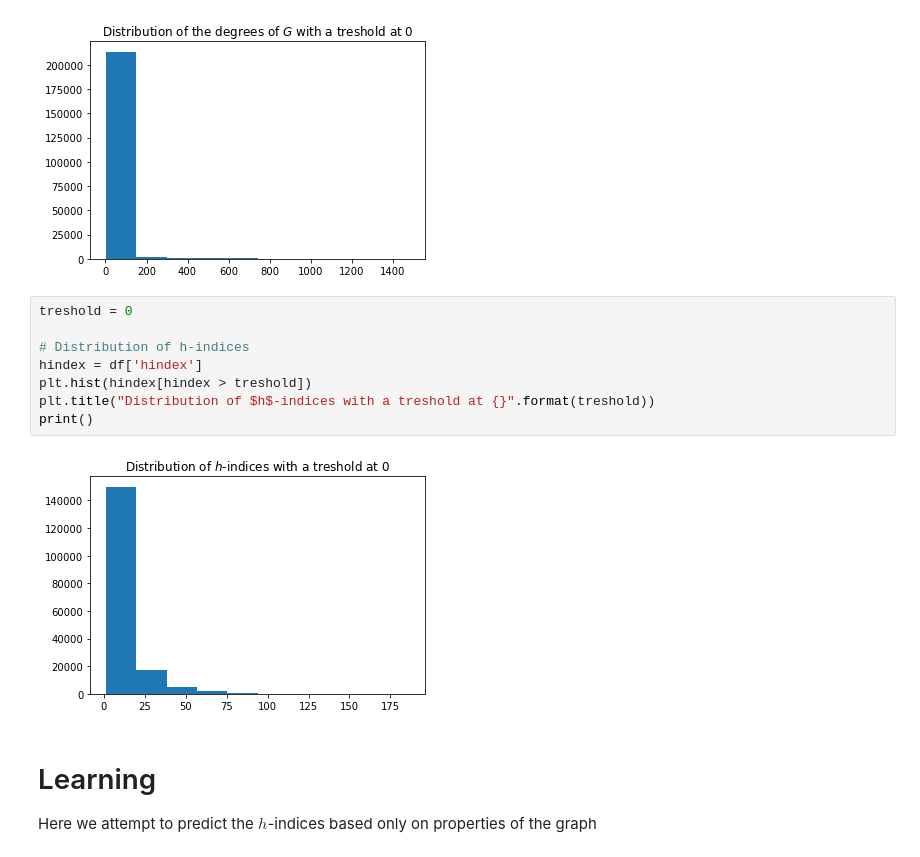
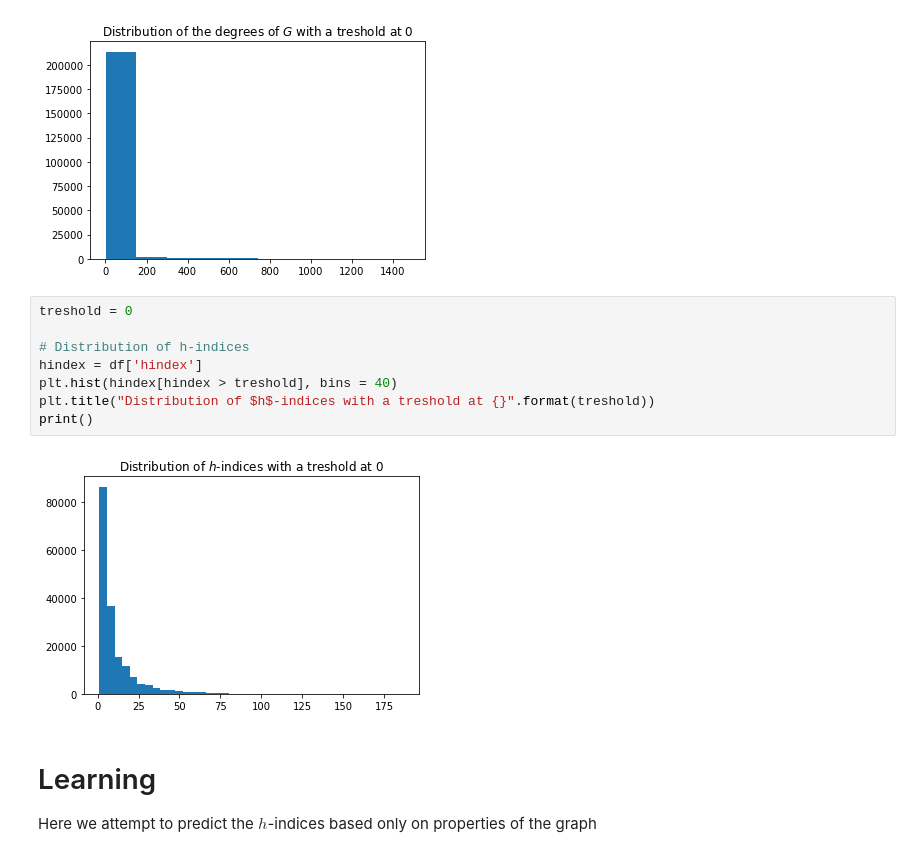
Before and after one commit to Adrien-Kahn/INF554-Data-Challenge, a Jupyter notebook: Notebooks/Graph Features.ipynb, the cells around one changed output. Cells and saved outputs as stored; diff of their text form.

```diff
--- a/Notebooks/Graph Features.ipynb
+++ b/Notebooks/Graph Features.ipynb
@@ -55,13 +58,13 @@ print()
 # %%
 treshold = 0
 
 # Distribution of h-indices
 hindex = df['hindex']
-plt.hist(hindex[hindex > treshold])
+plt.hist(hindex[hindex > treshold], bins = 40)
 plt.title("Distribution of $h$-indices with a treshold at {}".format(treshold))
 print()
 # %% [output]
-[figure, old version]
+[figure, new version]
 # %% [markdown]
 # Learning
 
```
Also changed, not shown: parts of 27 cells of this notebook, 2 other files.
